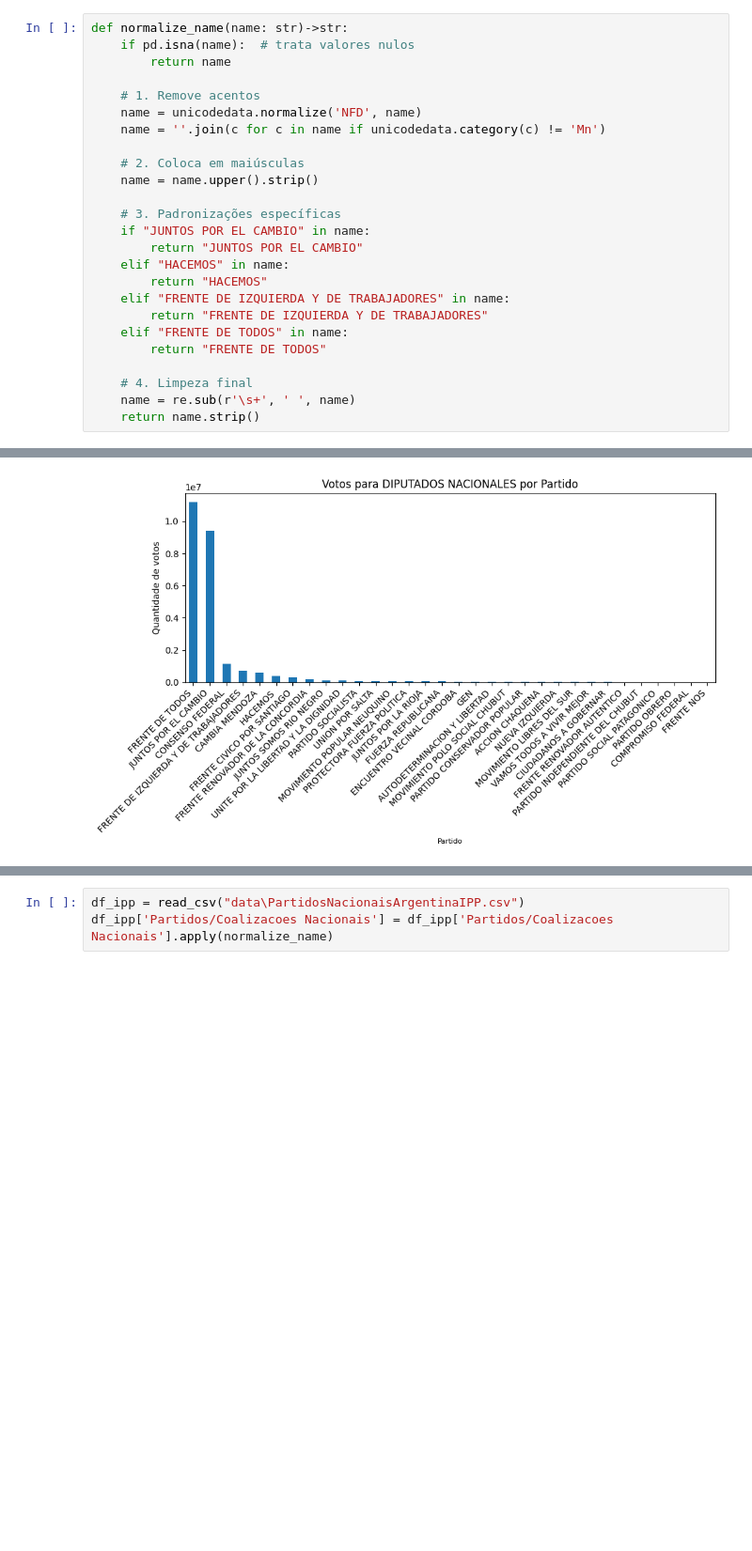
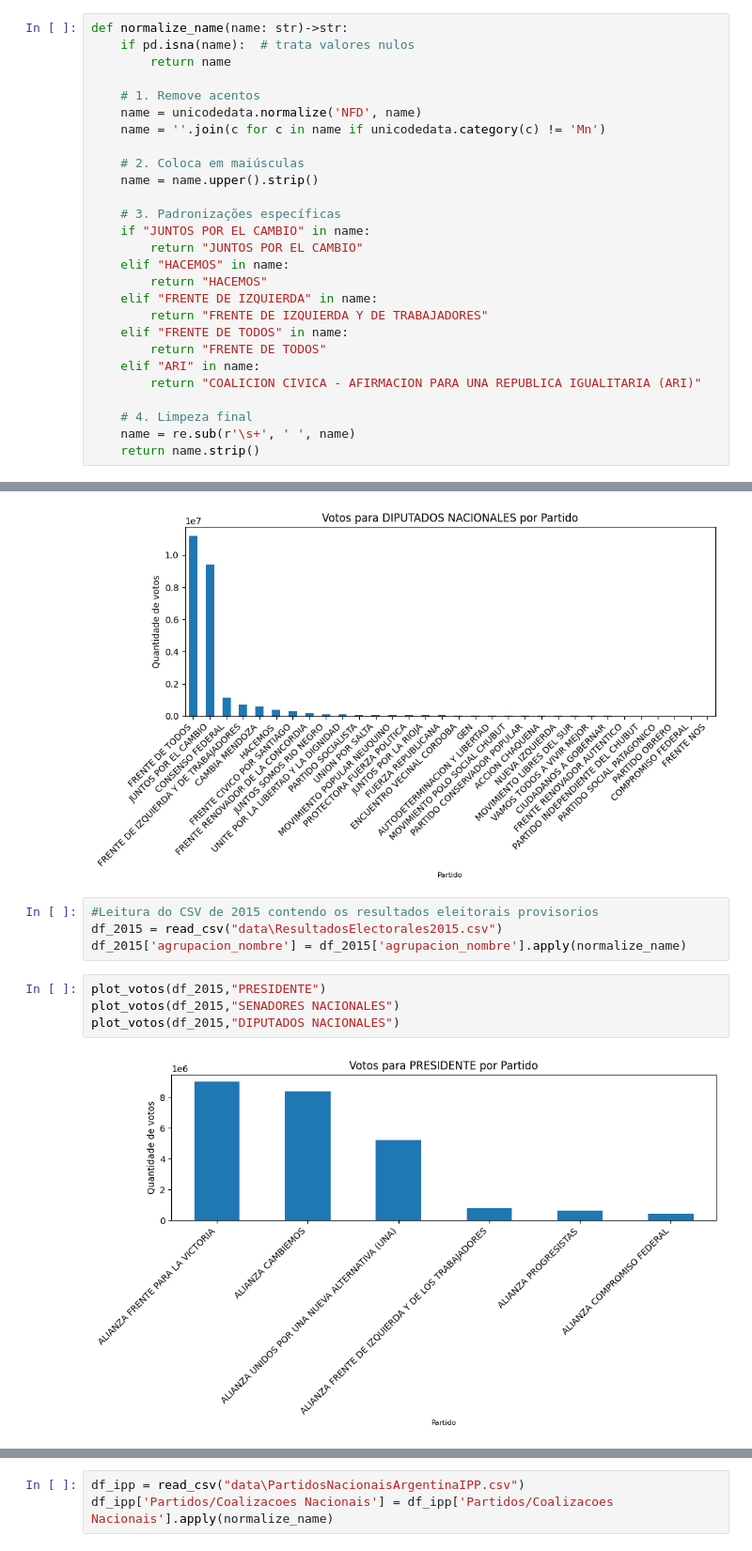
Before and after one commit to quintellabernardo/nucleo_macro_2025_2, a Jupyter notebook: eleicoes_2023.ipynb, the cells around one changed output, grey strips where cells are left out. Shown at 94% size. Saved outputs shown, nothing was run; the diff lists cells and outputs as text; blank space fills up the shorter version.

```diff
--- a/eleicoes_2023.ipynb
+++ b/eleicoes_2023.ipynb
@@ -36,10 +36,12 @@ def normalize_name(name: str)->str:
         return "JUNTOS POR EL CAMBIO"
     elif "HACEMOS" in name:
         return "HACEMOS"
-    elif "FRENTE DE IZQUIERDA Y DE TRABAJADORES" in name:
+    elif "FRENTE DE IZQUIERDA" in name:
         return "FRENTE DE IZQUIERDA Y DE TRABAJADORES"
     elif "FRENTE DE TODOS" in name:
         return "FRENTE DE TODOS"
+    elif "ARI" in name:
+        return "COALICION CIVICA - AFIRMACION PARA UNA REPUBLICA IGUALITARIA (ARI)"
 
     # 4. Limpeza final
     name = re.sub(r'\s+', ' ', name)
@@ -103,3 +105,13 @@ plot_votos(df_2019,"DIPUTADOS NACIONALES")
 [figure]
 [figure]
 [figure]
+# %%
+#Leitura do CSV de 2015 contendo os resultados eleitorais provisorios
+df_2015 = read_csv("data\ResultadosElectorales2015.csv")
+df_2015['agrupacion_nombre'] = df_2015['agrupacion_nombre'].apply(normalize_name)
+# %%
+plot_votos(df_2015,"PRESIDENTE")
+plot_votos(df_2015,"SENADORES NACIONALES")
+plot_votos(df_2015,"DIPUTADOS NACIONALES")
+# %% [output]
+[figure, added]
```
Also changed, not shown: parts of 9 cells of this notebook, 2 other files.
